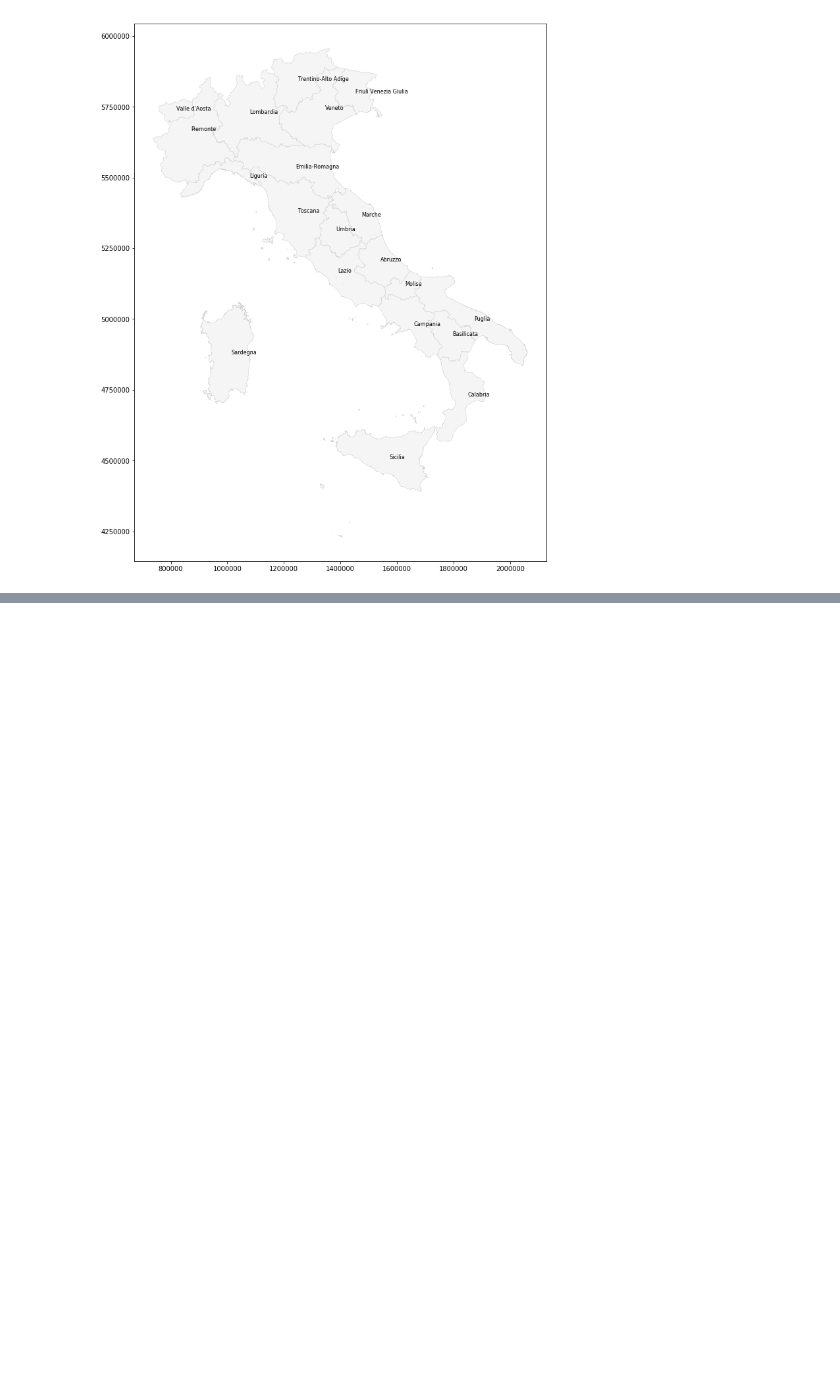
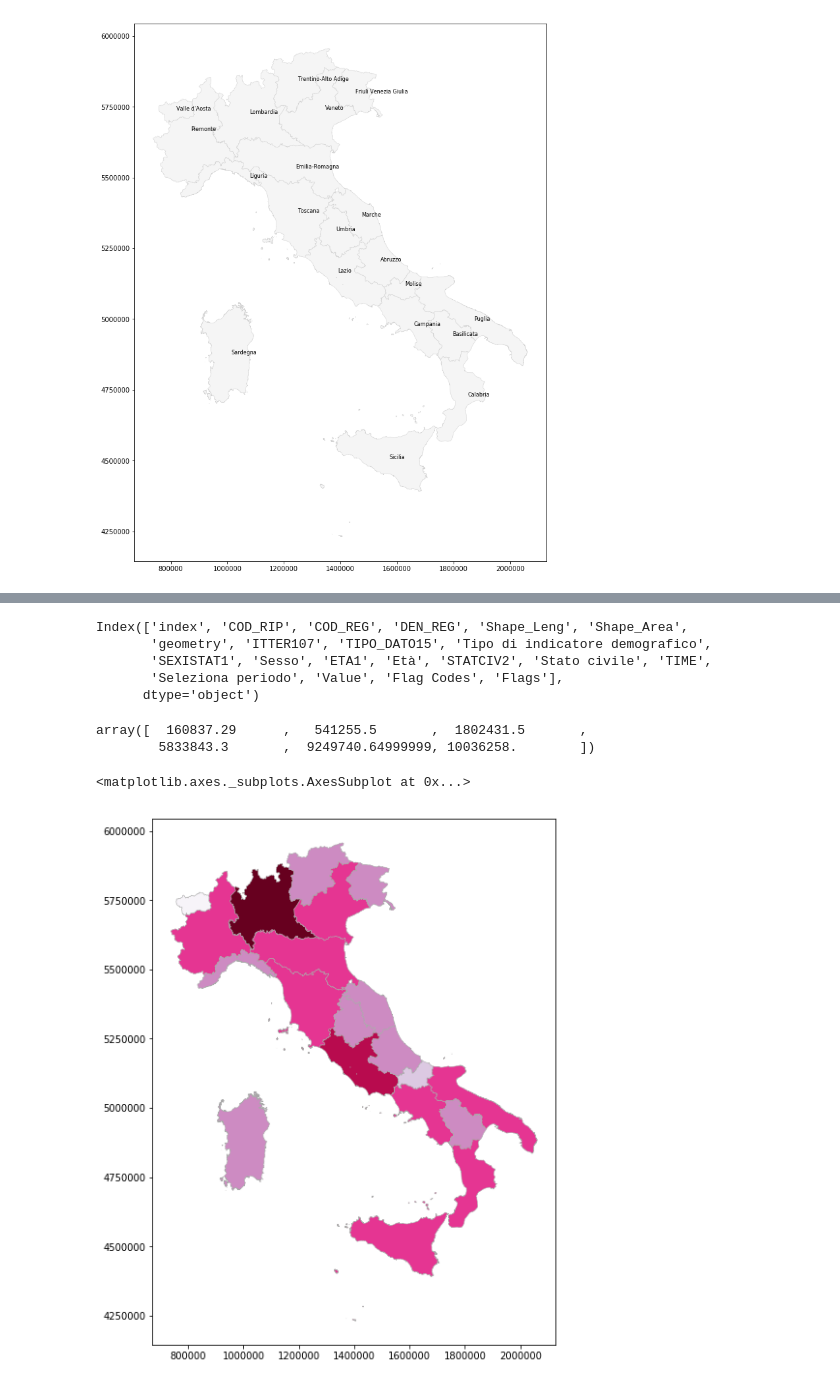
Before and after one commit to napo/geospatial_bigdive, a Jupyter notebook: 03 - Visualizing Geospatial Data #bigdive8.ipynb, the cells around one changed output, grey strips where cells are left out. Cells and saved outputs as stored; diff of their text form; code cells hidden in the pictures; blank space fills up the shorter version.

```diff
--- a/03 - Visualizing Geospatial Data #bigdive8.ipynb
+++ b/03 - Visualizing Geospatial Data #bigdive8.ipynb
@@ -193,0 +320,20 @@ for x, y, label in zip(representative_points.geometry.x, representative_points.g
+# %%
+geo_people_italian_regions.columns
+# %% [output]
+Index(['index', 'COD_RIP', 'COD_REG', 'DEN_REG', 'Shape_Leng', 'Shape_Area',
+       'geometry', 'ITTER107', 'TIPO_DATO15', 'Tipo di indicatore demografico',
+       'SEXISTAT1', 'Sesso', 'ETA1', 'Età', 'STATCIV2', 'Stato civile', 'TIME',
+       'Seleziona periodo', 'Value', 'Flag Codes', 'Flags'],
+      dtype='object')
+# %%
+percentile=pi.viz.mapclassify.Percentiles(geo_people_italian_regions.Value)
+# %%
+percentile.bins
+# %% [output]
+array([  160837.29      ,   541255.5       ,  1802431.5       ,
+        5833843.3       ,  9249740.64999999, 10036258.        ])
+# %%
+geo_people_italian_regions.assign(cl=percentile.yb).plot(column='cl',cmap="PuRd", edgecolor = "darkgrey", linewidth = 0.5, figsize=(10,10))
+# %% [output]
+<matplotlib.axes._subplots.AxesSubplot at 0x...>
+[figure, added]
```
Also changed, not shown: parts of 55 cells of this notebook, 16 other files.
